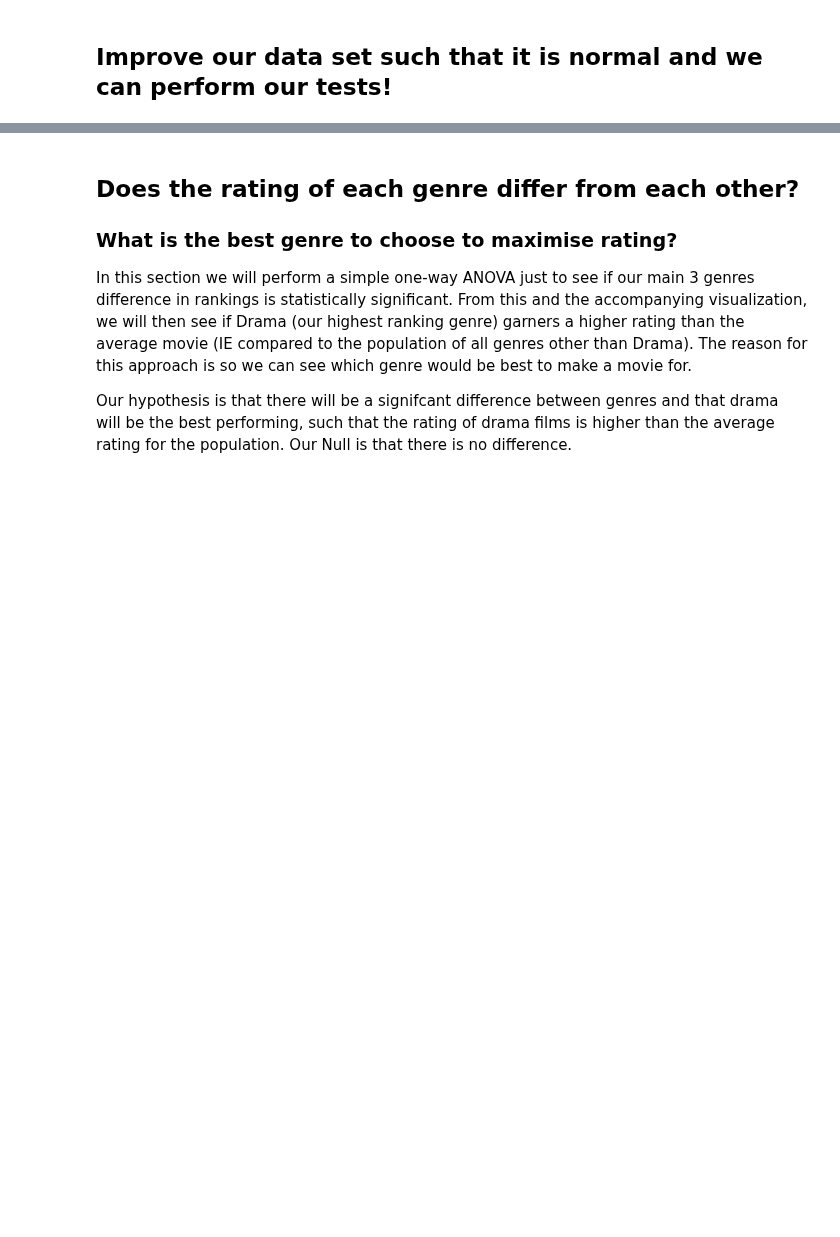
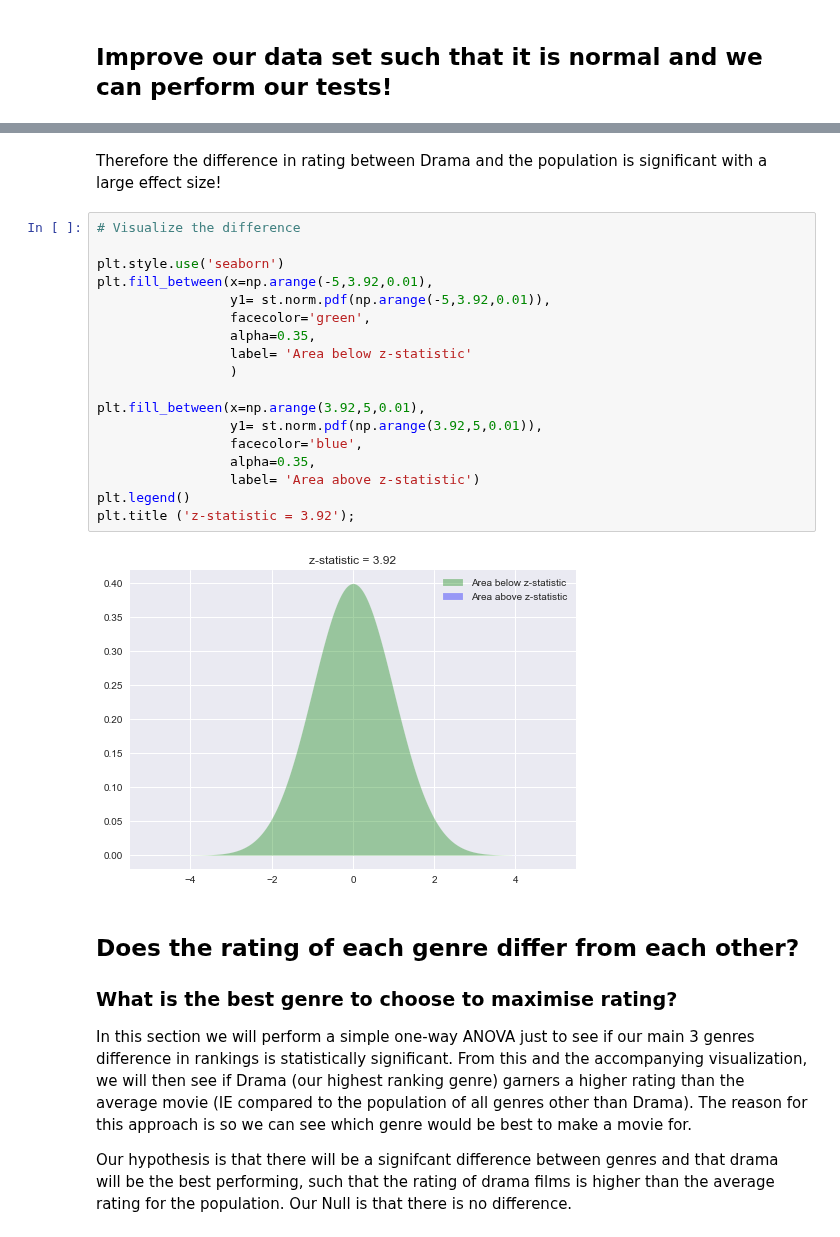
Before and after one commit to Greg-S-12/movies_project3, a Jupyter notebook: Greg_notebook_essential.ipynb, the cells around one changed output, grey strips where cells are left out. Saved outputs shown, nothing was run; the diff lists cells and outputs as text; blank space fills up the shorter version.

```diff
--- a/Greg_notebook_essential.ipynb
+++ b/Greg_notebook_essential.ipynb
@@ -197,3 +278,25 @@ NormaltestResult(statistic=0.16480160810729755, pvalue=0.9209027831492602)
+# %% [markdown]
+Therefore the difference in rating between Drama and the population is significant with a large effect size!
+# %%
+# Visualize the difference
+
+plt.style.use('seaborn')
+plt.fill_between(x=np.arange(-5,3.92,0.01),
+                 y1= st.norm.pdf(np.arange(-5,3.92,0.01)),
+                 facecolor='green',
+                 alpha=0.35,
+                 label= 'Area below z-statistic'
+                 )
+
+plt.fill_between(x=np.arange(3.92,5,0.01),
+                 y1= st.norm.pdf(np.arange(3.92,5,0.01)),
+                 facecolor='blue',
+                 alpha=0.35,
+                 label= 'Area above z-statistic')
+plt.legend()
+plt.title ('z-statistic = 3.92');
+# %% [output]
+[figure, added]
 # %% [markdown]
 ## Does the rating of each genre differ from each other?
 ### What is the best genre to choose to maximise rating?
```
Also changed, not shown: parts of 39 cells of this notebook, 7 other files.
